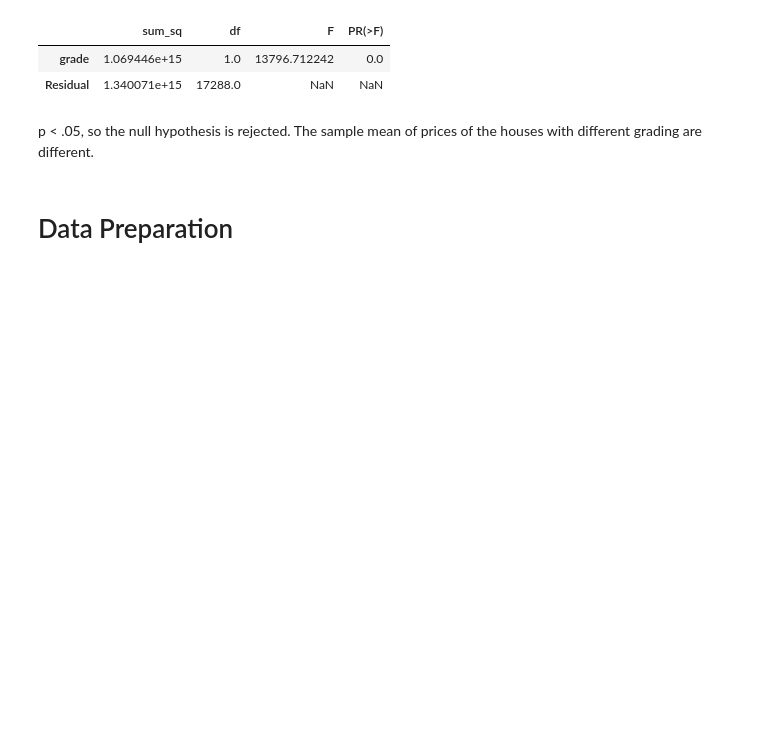
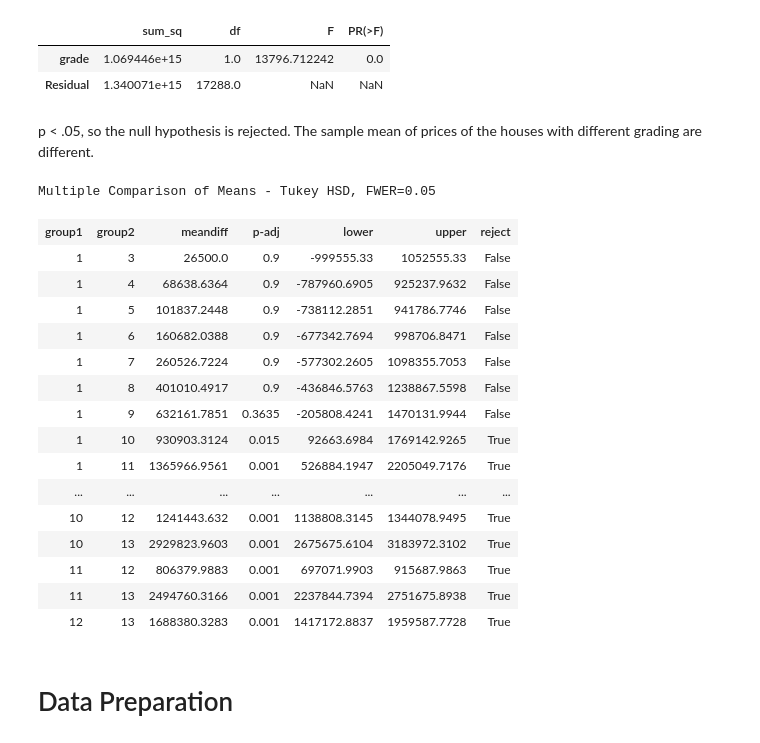
Before and after one commit to ghcn345/house-price-prediction-with-statistical-test, a Jupyter notebook: Housing Prices Prediction.ipynb, the cells around one changed output. Saved outputs shown, nothing was run; the diff lists cells and outputs as text; code cells hidden in the pictures; blank space fills up the shorter version.

```diff
--- a/Housing Prices Prediction.ipynb
+++ b/Housing Prices Prediction.ipynb
@@ -134,6 +155,29 @@ table
 | Residual | 1.340071e+15 | 17288.0 | NaN | NaN |
 # %% [markdown]
 p < .05, so the null hypothesis is rejected. The sample mean of prices of the houses with different grading are different.
+# %%
+from statsmodels.stats.multicomp import pairwise_tukeyhsd
+
+model = pairwise_tukeyhsd(df.price, df.grade)
+model.summary()
+# %% [output]
+Multiple Comparison of Means - Tukey HSD, FWER=0.05
+| group1 | group2 | meandiff | p-adj | lower | upper | reject |
+| 1 | 3 | 26500.0 | 0.9 | -999555.33 | 1052555.33 | False |
+| 1 | 4 | 68638.6364 | 0.9 | -787960.6905 | 925237.9632 | False |
+| 1 | 5 | 101837.2448 | 0.9 | -738112.2851 | 941786.7746 | False |
+| 1 | 6 | 160682.0388 | 0.9 | -677342.7694 | 998706.8471 | False |
+| 1 | 7 | 260526.7224 | 0.9 | -577302.2605 | 1098355.7053 | False |
+| 1 | 8 | 401010.4917 | 0.9 | -436846.5763 | 1238867.5598 | False |
+| 1 | 9 | 632161.7851 | 0.3635 | -205808.4241 | 1470131.9944 | False |
+| 1 | 10 | 930903.3124 | 0.015 | 92663.6984 | 1769142.9265 | True |
+| 1 | 11 | 1365966.9561 | 0.001 | 526884.1947 | 2205049.7176 | True |
+| ... | ... | ... | ... | ... | ... | ... |
+| 10 | 12 | 1241443.632 | 0.001 | 1138808.3145 | 1344078.9495 | True |
+| 10 | 13 | 2929823.9603 | 0.001 | 2675675.6104 | 3183972.3102 | True |
+| 11 | 12 | 806379.9883 | 0.001 | 697071.9903 | 915687.9863 | True |
+| 11 | 13 | 2494760.3166 | 0.001 | 2237844.7394 | 2751675.8938 | True |
+| 12 | 13 | 1688380.3283 | 0.001 | 1417172.8837 | 1959587.7728 | True |
 # %% [markdown]
 # Data Preparation
 # %% [markdown]
```
Also changed, not shown: parts of 22 cells of this notebook, 5 other files.
